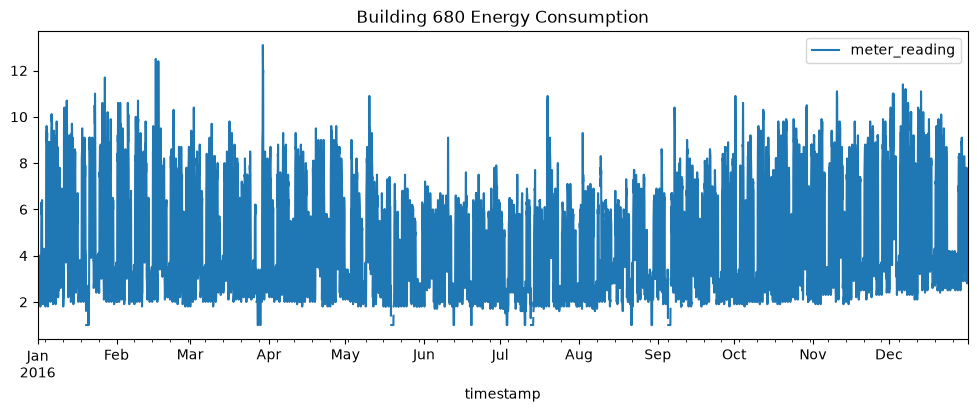
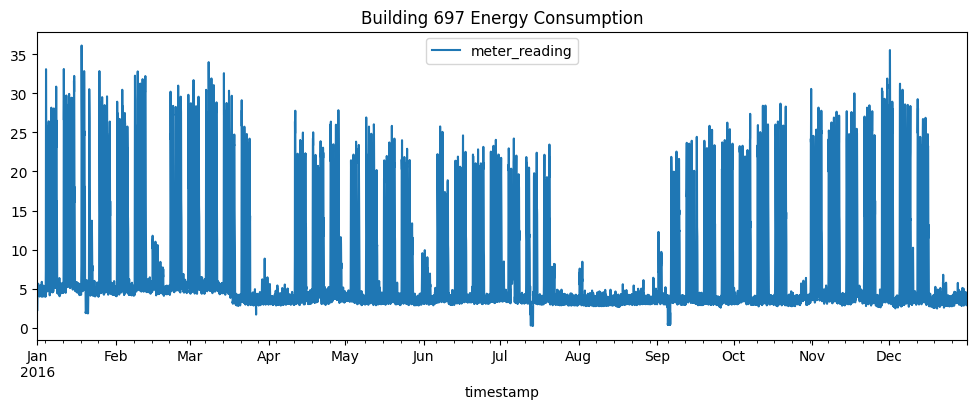
Code edit (unified diff) that turned the first committed figure into the second:
--- before
+++ after
@@ -1,2 +1,2 @@
 # Visualize the energy consumption pattern for this building
-sample_df.plot(x="timestamp", y="meter_reading", figsize=(12, 4), title=f"Building {sample_building} Energy Consumption")
+df.plot(x="timestamp", y="meter_reading", figsize=(12, 4), title=f"Building {697} Energy Consumption")

Commit: update notebook